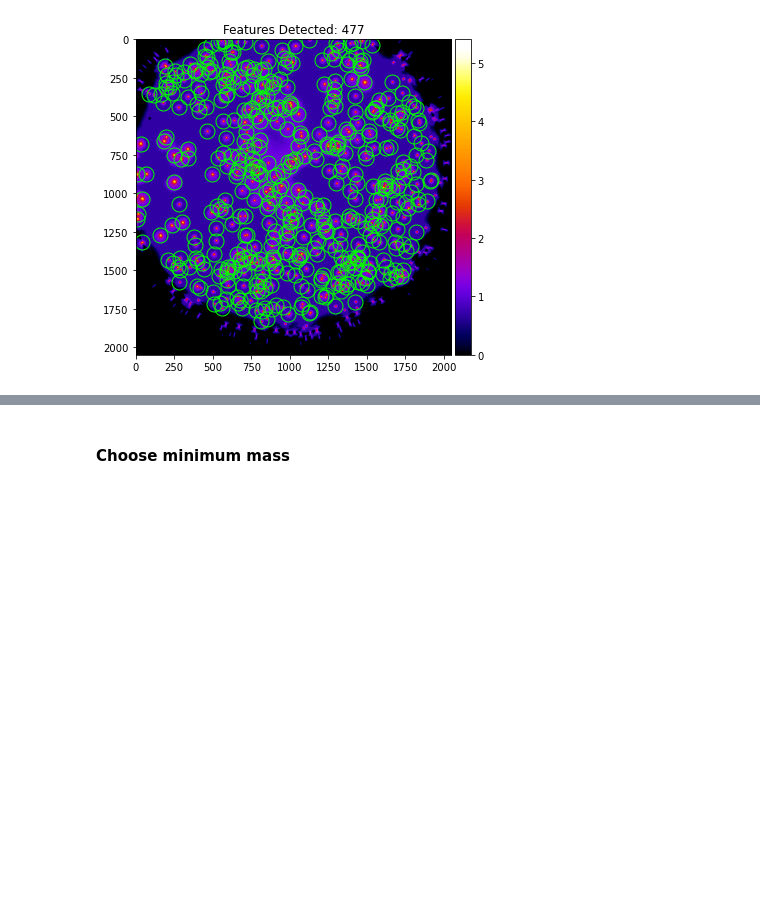
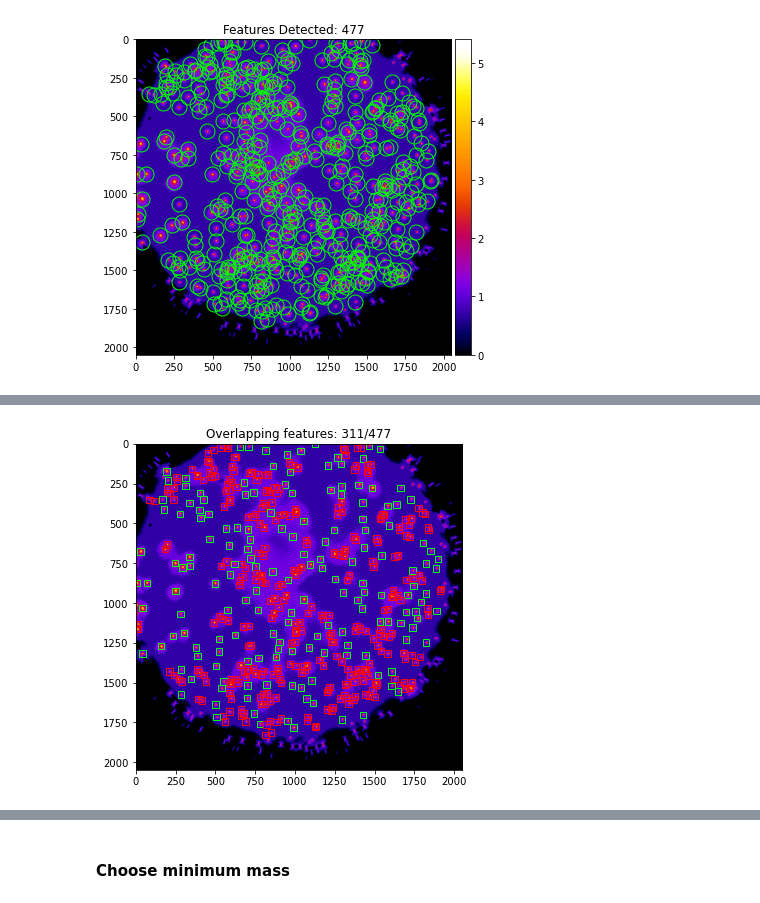
Before and after one commit to hoogenboom-group/PSF-Extractor, a Jupyter notebook: notebooks/walkthrough.ipynb, the cells around one changed output, grey strips where cells are left out. Cells and saved outputs as stored; diff of their text form; code cells hidden in the pictures; blank space fills up the shorter version.

```diff
--- a/notebooks/walkthrough.ipynb
+++ b/notebooks/walkthrough.ipynb
@@ -112,10 +112,9 @@ The first step in the workflow is to detect features (e.g. fluorescent beads) wi
 mip = np.max(stack, axis=0)
 
 # Locate features
-df_features = trackpy.locate(mip, diameter=[dy, dx]).reset_index(drop=True)
-N_features = len(df_features)
+features = trackpy.locate(mip, diameter=[dy, dx]).reset_index(drop=True)
 
 # Plot MIP
-plot_mip(mip, features=df_features)
+plot_mip(mip, features=features)
 # %% [output]
 [figure]
@@ -121,0 +128,10 @@ plot_mip(mip, features=df_features)
+# %%
+# Set dimensions of bounding box based on expected feature diameter
+wx = 8 * dx_nm/psx  # px
+wy = 8 * dy_nm/psy  # px
+
+# Detect overlapping features
+overlapping = detect_overlapping_features(features, wx=wx, wy=wy)
+plot_overlapping_features(mip, features, overlapping, wx, wy)
+# %% [output]
+[figure, added]
```
Also changed, not shown: parts of 24 cells of this notebook.
